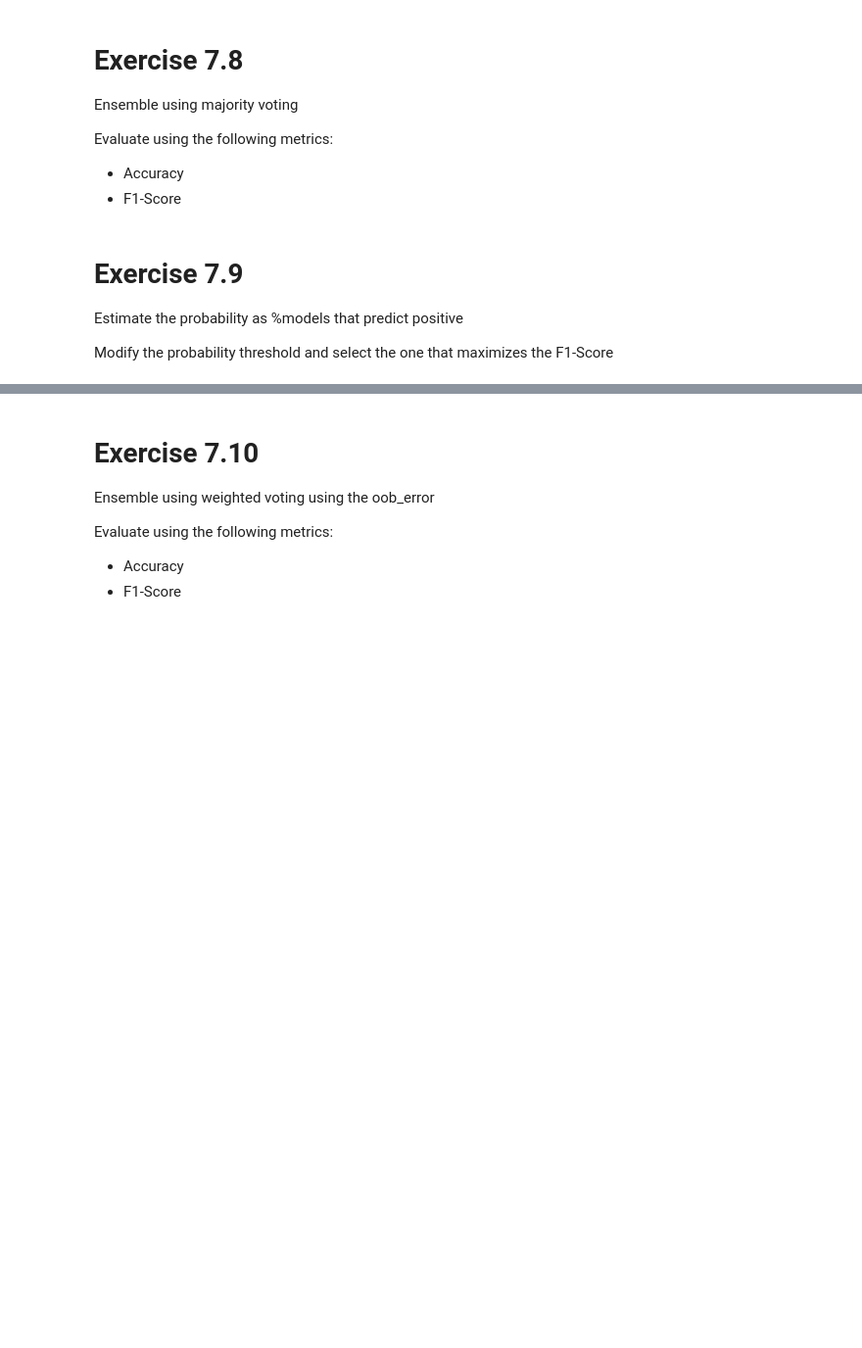
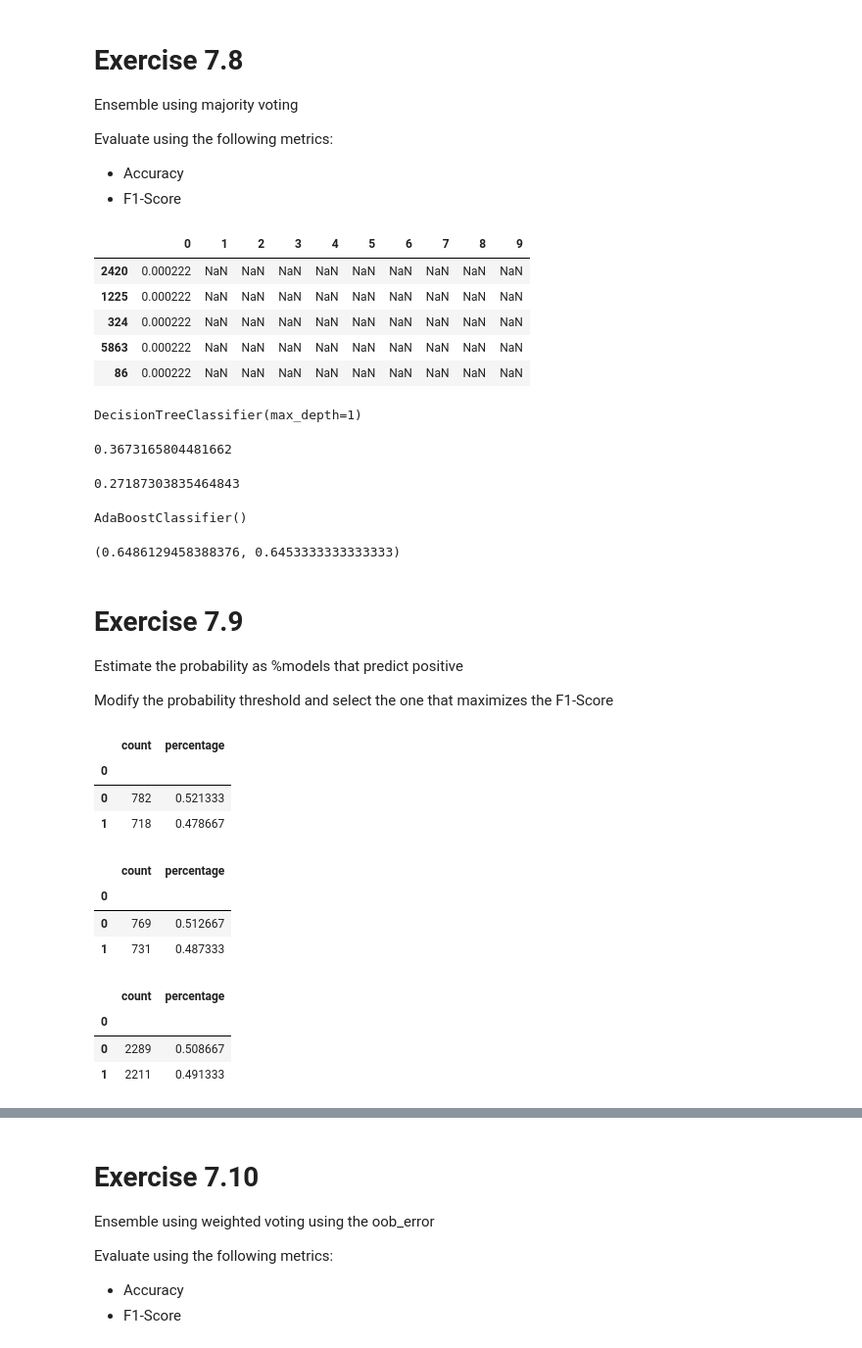
Before and after one commit to zerodarkzone/AdvancedMethodsDataAnalysisClassGrupo4202119, a Jupyter notebook: Exercises/E7-DecisionTrees_Bagging.ipynb, the cells around one changed output, grey strips where cells are left out. Shown: that part at 98% size. Saved outputs shown, nothing was run; the diff lists cells and outputs as text; code cells hidden in the pictures; blank space fills up the shorter version.

```diff
--- a/Exercises/E7-DecisionTrees_Bagging.ipynb
+++ b/Exercises/E7-DecisionTrees_Bagging.ipynb
@@ -465,9 +615,83 @@ Ensemble using majority voting
 Evaluate using the following metrics:
 * Accuracy
 * F1-Score
+# %%
+n_samples = X_trainp6.shape[0]
+n_estimators = 10
+weights = pd.DataFrame(index=X_trainp6.index, columns=list(range(n_estimators)))
+t = 0
+weights[t] = 1 / n_samples
+weights.head()
+# %% [output]
+|  | 0 | 1 | 2 | 3 | 4 | 5 | 6 | 7 | 8 | 9 |
+| 2420 | 0.000222 | NaN | NaN | NaN | NaN | NaN | NaN | NaN | NaN | NaN |
+| 1225 | 0.000222 | NaN | NaN | NaN | NaN | NaN | NaN | NaN | NaN | NaN |
+| 324 | 0.000222 | NaN | NaN | NaN | NaN | NaN | NaN | NaN | NaN | NaN |
+| 5863 | 0.000222 | NaN | NaN | NaN | NaN | NaN | NaN | NaN | NaN | NaN |
+| 86 | 0.000222 | NaN | NaN | NaN | NaN | NaN | NaN | NaN | NaN | NaN |
+# %%
+from sklearn.tree import DecisionTreeClassifier
+from sklearn import metrics
+trees = []
+trees.append(DecisionTreeClassifier(max_depth=1))
+trees[t].fit(X_trainp6, y_trainp6, sample_weight=weights[t].values)
+# %% [output]
+DecisionTreeClassifier(max_depth=1)
+# %%
+y_pred_p8 = trees[t].predict(X_trainp6)
+error = []
+error.append(1 - metrics.balanced_accuracy_score(y_pred_p8, y_trainp6, weights[t].values))
+error[t]
+# %% [output]
+0.3673165804481662
+# %%
+alpha = []
+alpha.append(np.log((1 - error[t]) / error[t])/2)
+alpha[t]
+# %% [output]
+0.27187303835464843
+# %%
+#usando skt learn
+from sklearn.ensemble import AdaBoostClassifier
+adaclf = AdaBoostClassifier()
+adaclf
+# %% [output]
+AdaBoostClassifier()
+# %%
+adaclf.fit(X_trainp6, y_trainp6)
+y_pred_p82 = adaclf.predict(X_testp6)
+metrics.f1_score(y_pred_p82, y_testp6.values), metrics.accuracy_score(y_pred_p82, y_testp6.values)
+# %% [output]
+(0.6486129458388376, 0.6453333333333333)
 # %% [markdown]
 # Exercise 7.9
 
 Estimate the probability as %models that predict positive
 
 Modify the probability threshold and select the one that maximizes the F1-Score
+# %%
+
+y_predp6=pd.DataFrame(y_predp6)
+y_predp6.value_counts().to_frame('count').assign(percentage = lambda x: x/x.sum())
+# %% [output]
+|  | count | percentage |
+| 0 |  |  |
+| 0 | 782 | 0.521333 |
+| 1 | 718 | 0.478667 |
+# %%
+y_predlog=pd.DataFrame(y_predlog)
+y_predlog.value_counts().to_frame('count').assign(percentage = lambda x: x/x.sum())
+# %% [output]
+|  | count | percentage |
+| 0 |  |  |
+| 0 | 769 | 0.512667 |
+| 1 | 731 | 0.487333 |
+# %%
+
+y_pred_p8=pd.DataFrame(y_pred_p8)
+y_pred_p8.value_counts().to_frame('count').assign(percentage = lambda x: x/x.sum())
+# %% [output]
+|  | count | percentage |
+| 0 |  |  |
+| 0 | 2289 | 0.508667 |
+| 1 | 2211 | 0.491333 |
```
Also changed, not shown: parts of 29 cells of this notebook.
